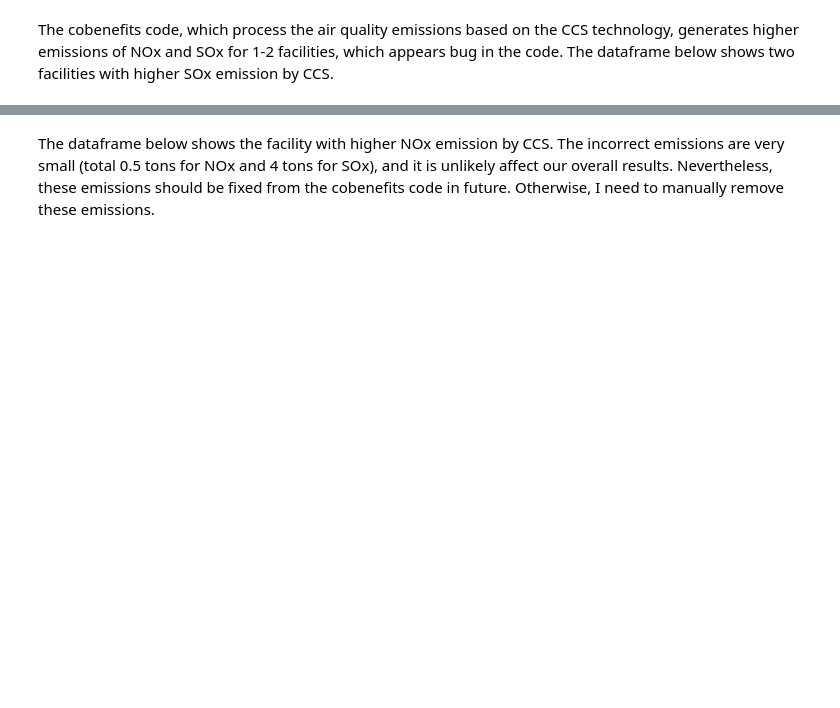
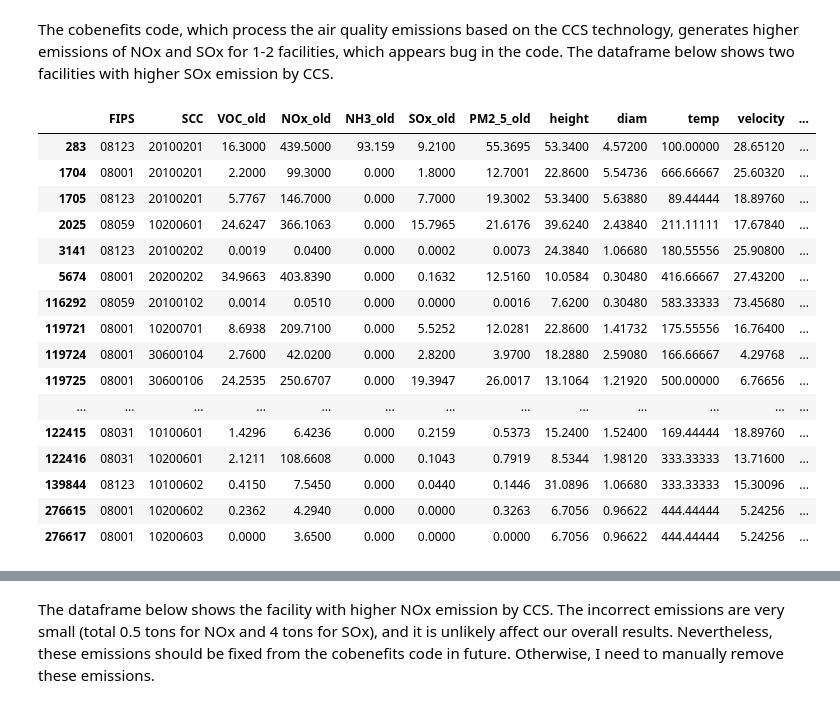
Before and after one commit to CarbonSolutions/LOCAETA_AQ, a Jupyter notebook: LOCAETA-reports/emission_analysis.ipynb, the cells around one changed output, grey strips where cells are left out. Saved outputs shown, nothing was run; the diff lists cells and outputs as text; code cells hidden in the pictures; blank space fills up the shorter version.

```diff
--- a/LOCAETA-reports/emission_analysis.ipynb
+++ b/LOCAETA-reports/emission_analysis.ipynb
@@ -58,4 +72,27 @@ Warning 3: Cannot find header.dxf (GDAL_DATA is not defined)
 # %% [markdown]
 The cobenefits code, which process the air quality emissions based on the CCS technology, generates higher emissions of NOx and SOx for 1-2 facilities, which appears bug in the code. The dataframe below shows two facilities with higher SOx emission by CCS.
+# %%
+# This step might not be needed once emissions_processing removes duplicates.
+subset_df = subset_df.drop(columns=['frs_id'])
+subset_df.drop_duplicates(inplace=True)
+subset_df
+# %% [output]
+|  | FIPS | SCC | VOC_old | NOx_old | NH3_old | SOx_old | PM2_5_old | height | diam | temp | velocity | ... |
+| 283 | 08123 | 20100201 | 16.3000 | 439.5000 | 93.159 | 9.2100 | 55.3695 | 53.3400 | 4.57200 | 100.00000 | 28.65120 | ... |
+| 1704 | 08001 | 20100201 | 2.2000 | 99.3000 | 0.000 | 1.8000 | 12.7001 | 22.8600 | 5.54736 | 666.66667 | 25.60320 | ... |
+| 1705 | 08123 | 20100201 | 5.7767 | 146.7000 | 0.000 | 7.7000 | 19.3002 | 53.3400 | 5.63880 | 89.44444 | 18.89760 | ... |
+| 2025 | 08059 | 10200601 | 24.6247 | 366.1063 | 0.000 | 15.7965 | 21.6176 | 39.6240 | 2.43840 | 211.11111 | 17.67840 | ... |
+| 3141 | 08123 | 20100202 | 0.0019 | 0.0400 | 0.000 | 0.0002 | 0.0073 | 24.3840 | 1.06680 | 180.55556 | 25.90800 | ... |
+| 5674 | 08001 | 20200202 | 34.9663 | 403.8390 | 0.000 | 0.1632 | 12.5160 | 10.0584 | 0.30480 | 416.66667 | 27.43200 | ... |
+| 116292 | 08059 | 20100102 | 0.0014 | 0.0510 | 0.000 | 0.0000 | 0.0016 | 7.6200 | 0.30480 | 583.33333 | 73.45680 | ... |
+| 119721 | 08001 | 10200701 | 8.6938 | 209.7100 | 0.000 | 5.5252 | 12.0281 | 22.8600 | 1.41732 | 175.55556 | 16.76400 | ... |
+| 119724 | 08001 | 30600104 | 2.7600 | 42.0200 | 0.000 | 2.8200 | 3.9700 | 18.2880 | 2.59080 | 166.66667 | 4.29768 | ... |
+| 119725 | 08001 | 30600106 | 24.2535 | 250.6707 | 0.000 | 19.3947 | 26.0017 | 13.1064 | 1.21920 | 500.00000 | 6.76656 | ... |
+| ... | ... | ... | ... | ... | ... | ... | ... | ... | ... | ... | ... | ... |
+| 122415 | 08031 | 10100601 | 1.4296 | 6.4236 | 0.000 | 0.2159 | 0.5373 | 15.2400 | 1.52400 | 169.44444 | 18.89760 | ... |
+| 122416 | 08031 | 10200601 | 2.1211 | 108.6608 | 0.000 | 0.1043 | 0.7919 | 8.5344 | 1.98120 | 333.33333 | 13.71600 | ... |
+| 139844 | 08123 | 10100602 | 0.4150 | 7.5450 | 0.000 | 0.0440 | 0.1446 | 31.0896 | 1.06680 | 333.33333 | 15.30096 | ... |
+| 276615 | 08001 | 10200602 | 0.2362 | 4.2940 | 0.000 | 0.0000 | 0.3263 | 6.7056 | 0.96622 | 444.44444 | 5.24256 | ... |
+| 276617 | 08001 | 10200603 | 0.0000 | 3.6500 | 0.000 | 0.0000 | 0.0000 | 6.7056 | 0.96622 | 444.44444 | 5.24256 | ... |
 # %%
 # Find the case where SOx is higher than SOx_old
```
Also changed, not shown: parts of 9 cells of this notebook, 6 other files.
